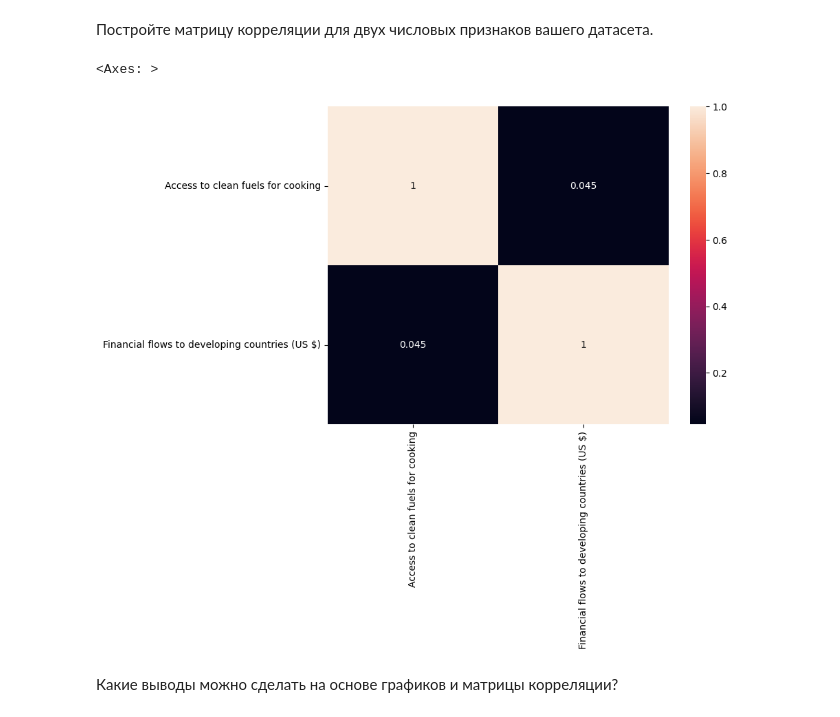
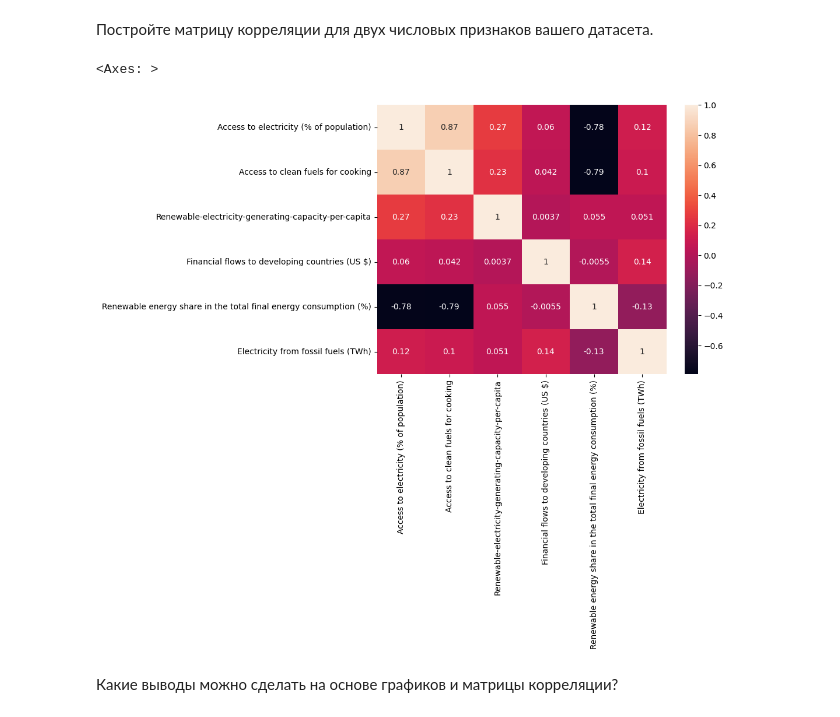
Before and after one commit to VOL-EM2024/mo, a Jupyter notebook: Задание_2.ipynb, the cells around one changed output. Cells and saved outputs as stored; diff of their text form; code cells hidden in the pictures.

```diff
--- a/Задание_2.ipynb
+++ b/Задание_2.ipynb
@@ -145,12 +181,14 @@ plt.show()
 # %%
 f1=df[['Access to clean fuels for cooking','Financial flows to developing countries (US $)']]
 # %%
-corr_matrix = df1.corr() #ваш код здесь
+columns_picked = [col for col in df.columns[2:8]]
+
+corr_matrix = df[columns_picked].corr() #ваш код здесь
 plt.figure(figsize=(8, 6))
 sns.heatmap(corr_matrix, annot=True)#вывод здесь
 # %% [output]
 <Axes: >
-[figure, old version]
+[figure, new version]
 # %% [markdown]
 Какие выводы можно сделать на основе графиков и матрицы корреляции?
 # %% [markdown]
```
Also changed, not shown: parts of 9 cells of this notebook.
